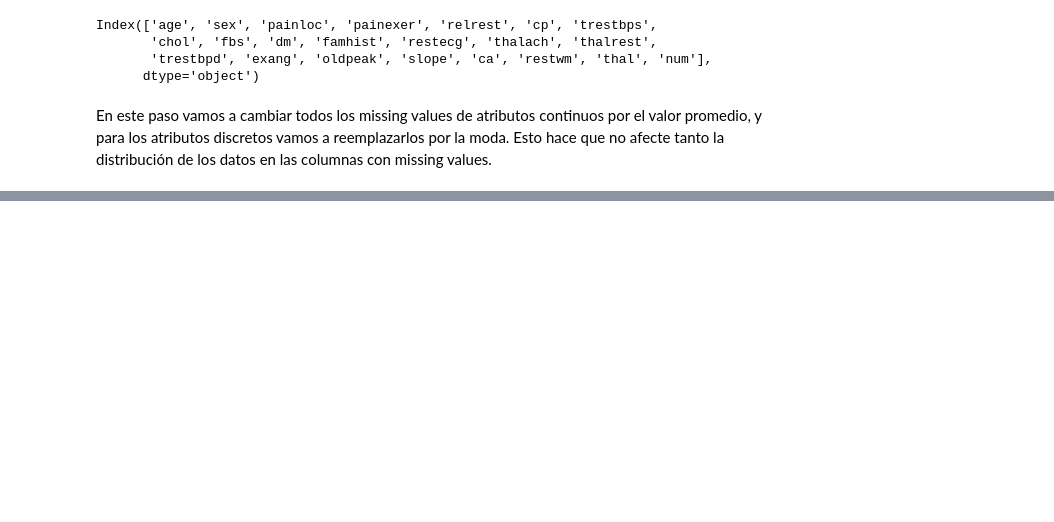
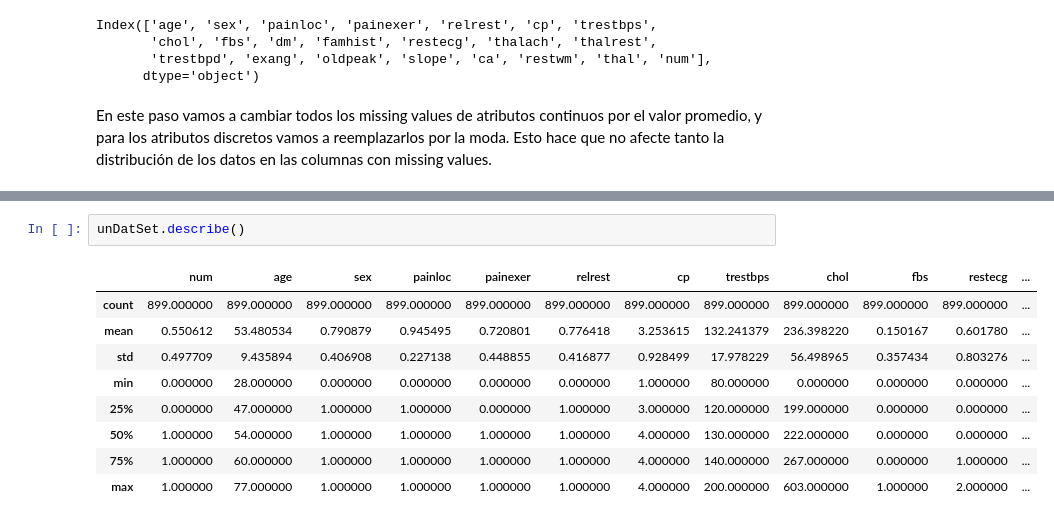
Before and after one commit to martinroset/Machine_Learning--2018, a Jupyter notebook: Jupyter_Notebook/Proyecto_Final.ipynb, the cells around one changed output, grey strips where cells are left out. Saved outputs shown, nothing was run; the diff lists cells and outputs as text; blank space fills up the shorter version.

```diff
--- a/Jupyter_Notebook/Proyecto_Final.ipynb
+++ b/Jupyter_Notebook/Proyecto_Final.ipynb
@@ -260,0 +318,12 @@ unDataFrame.head(20)
+# %%
+unDatSet.describe()
+# %% [output]
+|  | num | age | sex | painloc | painexer | relrest | cp | trestbps | chol | fbs | restecg | ... |
+| count | 899.000000 | 899.000000 | 899.000000 | 899.000000 | 899.000000 | 899.000000 | 899.000000 | 899.000000 | 899.000000 | 899.000000 | 899.000000 | ... |
+| mean | 0.550612 | 53.480534 | 0.790879 | 0.945495 | 0.720801 | 0.776418 | 3.253615 | 132.241379 | 236.398220 | 0.150167 | 0.601780 | ... |
+| std | 0.497709 | 9.435894 | 0.406908 | 0.227138 | 0.448855 | 0.416877 | 0.928499 | 17.978229 | 56.498965 | 0.357434 | 0.803276 | ... |
+| min | 0.000000 | 28.000000 | 0.000000 | 0.000000 | 0.000000 | 0.000000 | 1.000000 | 80.000000 | 0.000000 | 0.000000 | 0.000000 | ... |
+| 25% | 0.000000 | 47.000000 | 1.000000 | 1.000000 | 0.000000 | 1.000000 | 3.000000 | 120.000000 | 199.000000 | 0.000000 | 0.000000 | ... |
+| 50% | 1.000000 | 54.000000 | 1.000000 | 1.000000 | 1.000000 | 1.000000 | 4.000000 | 130.000000 | 222.000000 | 0.000000 | 0.000000 | ... |
+| 75% | 1.000000 | 60.000000 | 1.000000 | 1.000000 | 1.000000 | 1.000000 | 4.000000 | 140.000000 | 267.000000 | 0.000000 | 1.000000 | ... |
+| max | 1.000000 | 77.000000 | 1.000000 | 1.000000 | 1.000000 | 1.000000 | 4.000000 | 200.000000 | 603.000000 | 1.000000 | 2.000000 | ... |
```
Also changed, not shown: parts of 31 cells of this notebook, 6 other files.
